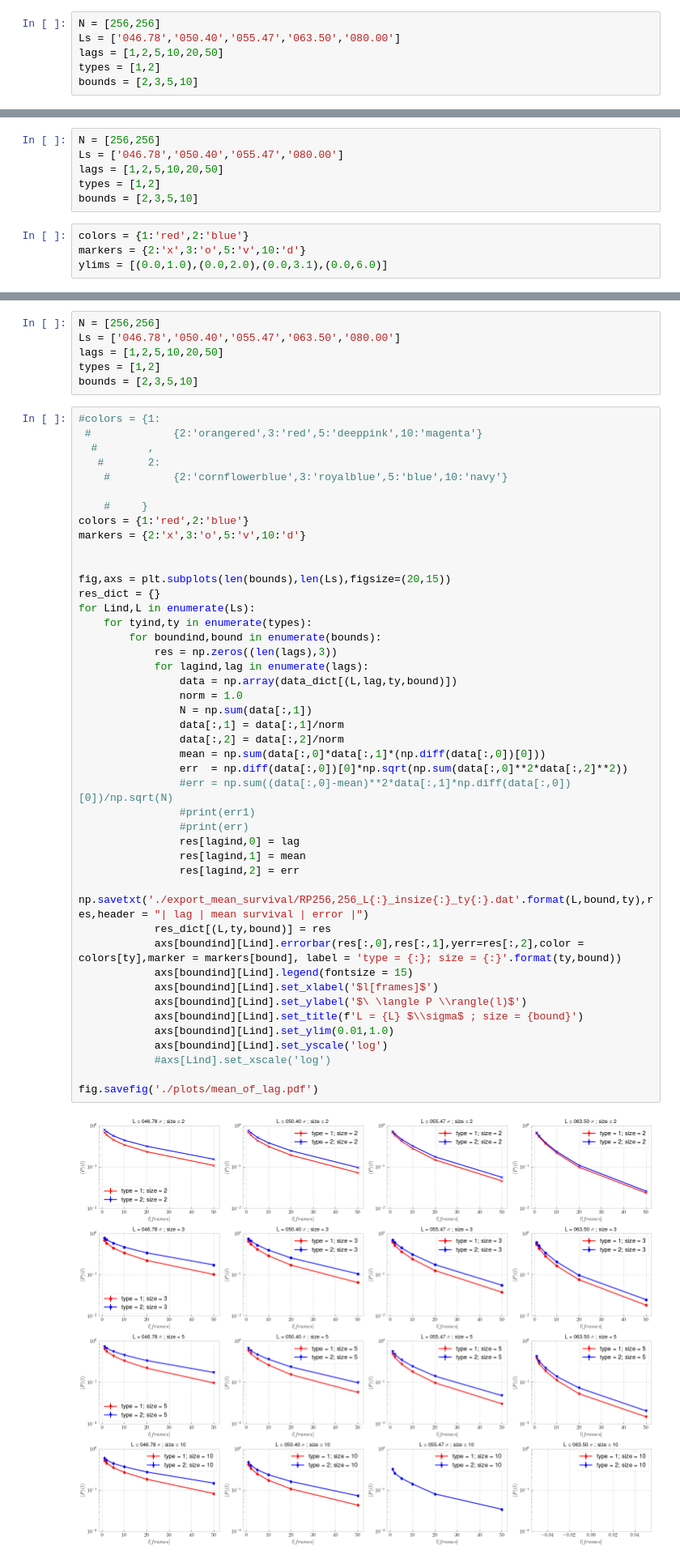
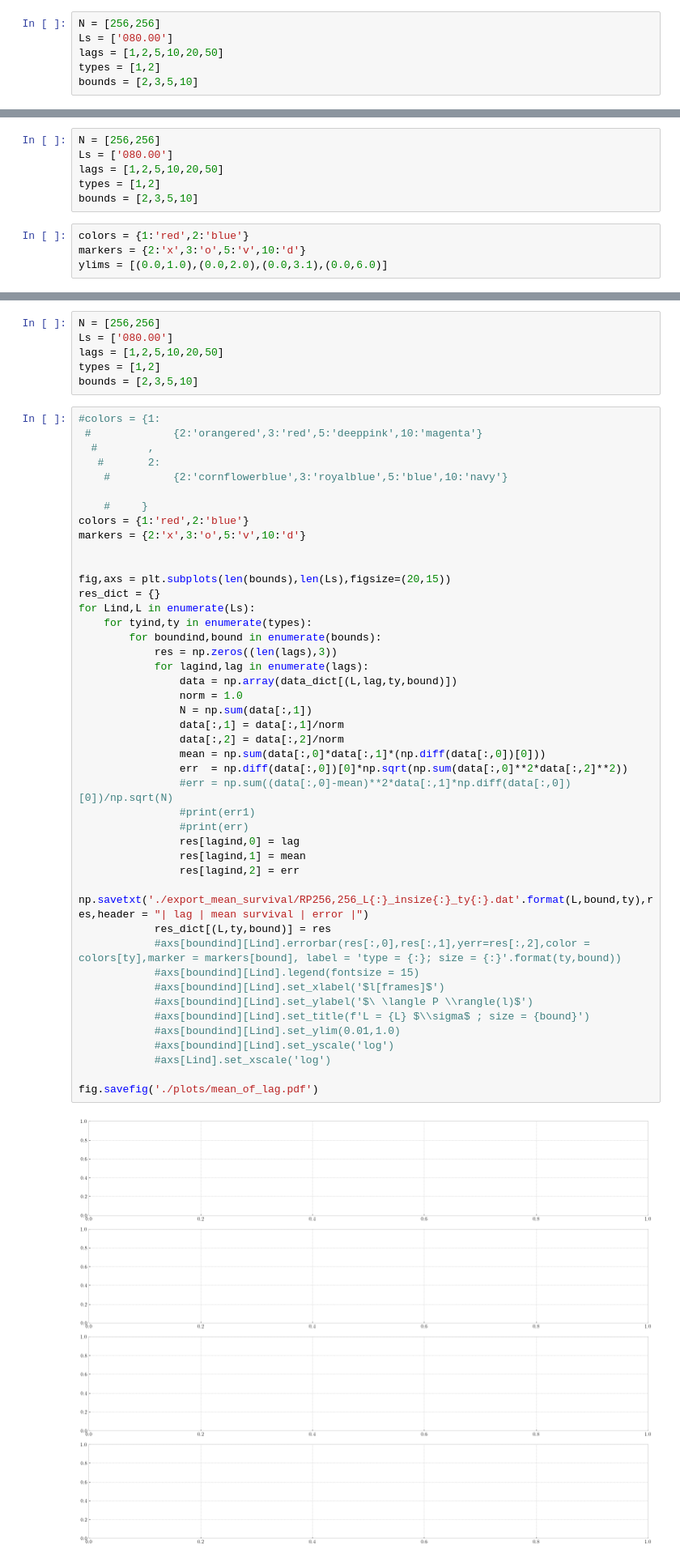
Before and after one commit to C0lddoge/bachelor_new, a Jupyter notebook: md/ring_polymers/same_ratio_dir/plotting_distribution_analysis.ipynb, the cells around one changed output, grey strips where cells are left out. Shown at 81% size. Cells and saved outputs as stored; diff of their text form.

```diff
--- a/md/ring_polymers/same_ratio_dir/plotting_distribution_analysis.ipynb
+++ b/md/ring_polymers/same_ratio_dir/plotting_distribution_analysis.ipynb
@@ -19,7 +19,7 @@ def name_gen(N,L,lag,ty,size):
     return 'RP_N{:},{:}_L{:}_mr_SR_lag{:}_type{:}_size{:}.dat'.format(N[0],N[1],L,lag,ty,size)
 # %%
 N = [256,256]
-Ls = ['046.78','050.40','055.47','063.50','080.00']
+Ls = ['080.00']
 lags = [1,2,5,10,20,50]
 types = [1,2]
 bounds = [2,3,5,10]
@@ -42,7 +40,7 @@ for ty in types:
 KeyError: ('063.50', 1, 1, (6, 200))
 # %%
 N = [256,256]
-Ls = ['046.78','050.40','055.47','080.00']
+Ls = ['080.00']
 lags = [1,2,5,10,20,50]
 types = [1,2]
 bounds = [2,3,5,10]
@@ -74,6 +69,6 @@ for Lind,L in enumerate(Ls):
 # %%
 N = [256,256]
-Ls = ['046.78','050.40','055.47','063.50','080.00']
+Ls = ['080.00']
 lags = [1,2,5,10,20,50]
 types = [1,2]
 bounds = [2,3,5,10]
@@ -88,41 +83,41 @@ bounds = [2,3,5,10]
 colors = {1:'red',2:'blue'}
 markers = {2:'x',3:'o',5:'v',10:'d'}
 
 
 fig,axs = plt.subplots(len(bounds),len(Ls),figsize=(20,15))
 res_dict = {}
 for Lind,L in enumerate(Ls):
     for tyind,ty in enumerate(types):
         for boundind,bound in enumerate(bounds):
             res = np.zeros((len(lags),3))
             for lagind,lag in enumerate(lags):
                 data = np.array(data_dict[(L,lag,ty,bound)])
                 norm = 1.0
                 N = np.sum(data[:,1])
                 data[:,1] = data[:,1]/norm
                 data[:,2] = data[:,2]/norm
                 mean = np.sum(data[:,0]*data[:,1]*(np.diff(data[:,0])[0]))
                 err  = np.diff(data[:,0])[0]*np.sqrt(np.sum(data[:,0]**2*data[:,2]**2))
                 #err = np.sum((data[:,0]-mean)**2*data[:,1]*np.diff(data[:,0])[0])/np.sqrt(N)
                 #print(err1)
                 #print(err)
                 res[lagind,0] = lag
                 res[lagind,1] = mean
                 res[lagind,2] = err
             np.savetxt('./export_mean_survival/RP256,256_L{:}_insize{:}_ty{:}.dat'.format(L,bound,ty),res,header = "| lag | mean survival | error |")
             res_dict[(L,ty,bound)] = res
-            axs[boundind][Lind].errorbar(res[:,0],res[:,1],yerr=res[:,2],color = colors[ty],marker = markers[bound], label = 'type = {:}; size = {:}'.format(ty,bound))
-            axs[boundind][Lind].legend(fontsize = 15)
-            axs[boundind][Lind].set_xlabel('$l[frames]$')
-            axs[boundind][Lind].set_ylabel('$\ \langle P \\rangle(l)$')
-            axs[boundind][Lind].set_title(f'L = {L} $\\sigma$ ; size = {bound}')
-            axs[boundind][Lind].set_ylim(0.01,1.0)
-            axs[boundind][Lind].set_yscale('log')
+            #axs[boundind][Lind].errorbar(res[:,0],res[:,1],yerr=res[:,2],color = colors[ty],marker = markers[bound], label = 'type = {:}; size = {:}'.format(ty,bound))
+            #axs[boundind][Lind].legend(fontsize = 15)
+            #axs[boundind][Lind].set_xlabel('$l[frames]$')
+            #axs[boundind][Lind].set_ylabel('$\ \langle P \\rangle(l)$')
+            #axs[boundind][Lind].set_title(f'L = {L} $\\sigma$ ; size = {bound}')
+            #axs[boundind][Lind].set_ylim(0.01,1.0)
+            #axs[boundind][Lind].set_yscale('log')
             #axs[Lind].set_xscale('log')
 
 fig.savefig('./plots/mean_of_lag.pdf')
 # %% [output]
-[figure, old version]
+[figure, new version]
 # %%
 colors = {1:'red',2:'blue'}
 markers = {2:'x',3:'o',5:'v',10:'d'}
```
Also changed, not shown: parts of 2 cells of this notebook.
